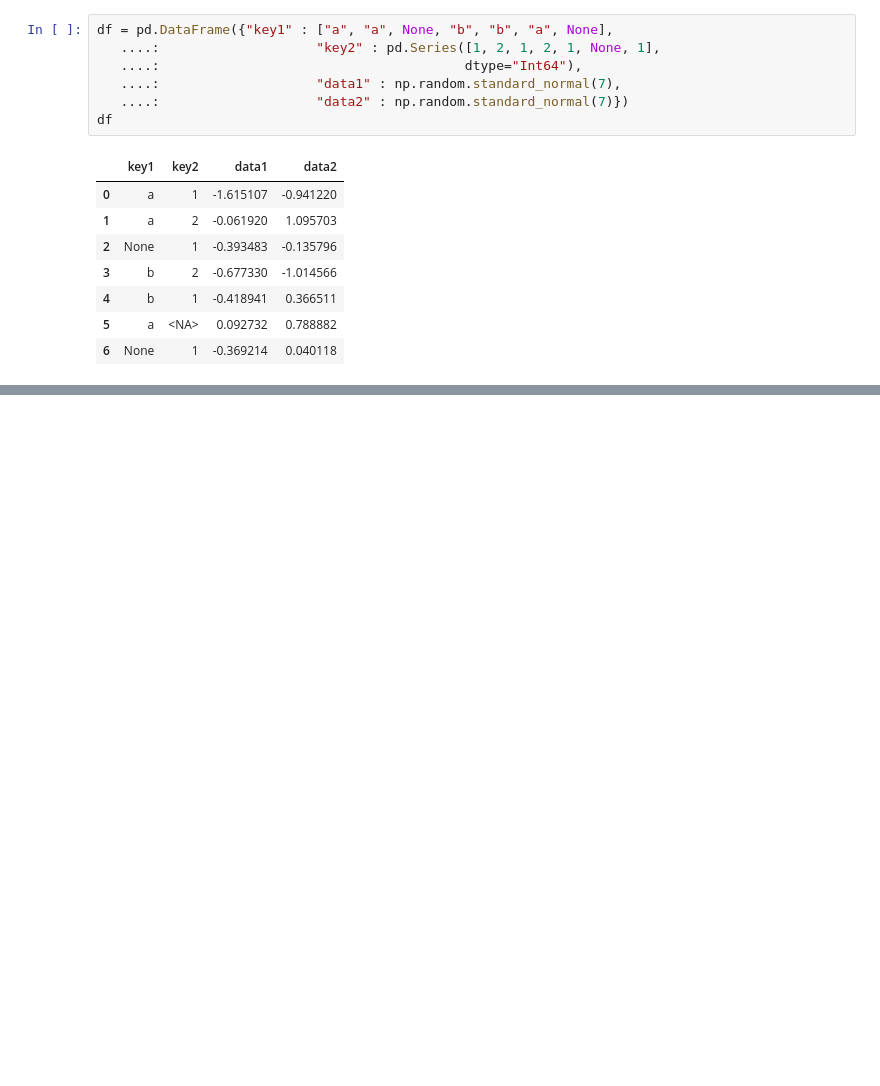
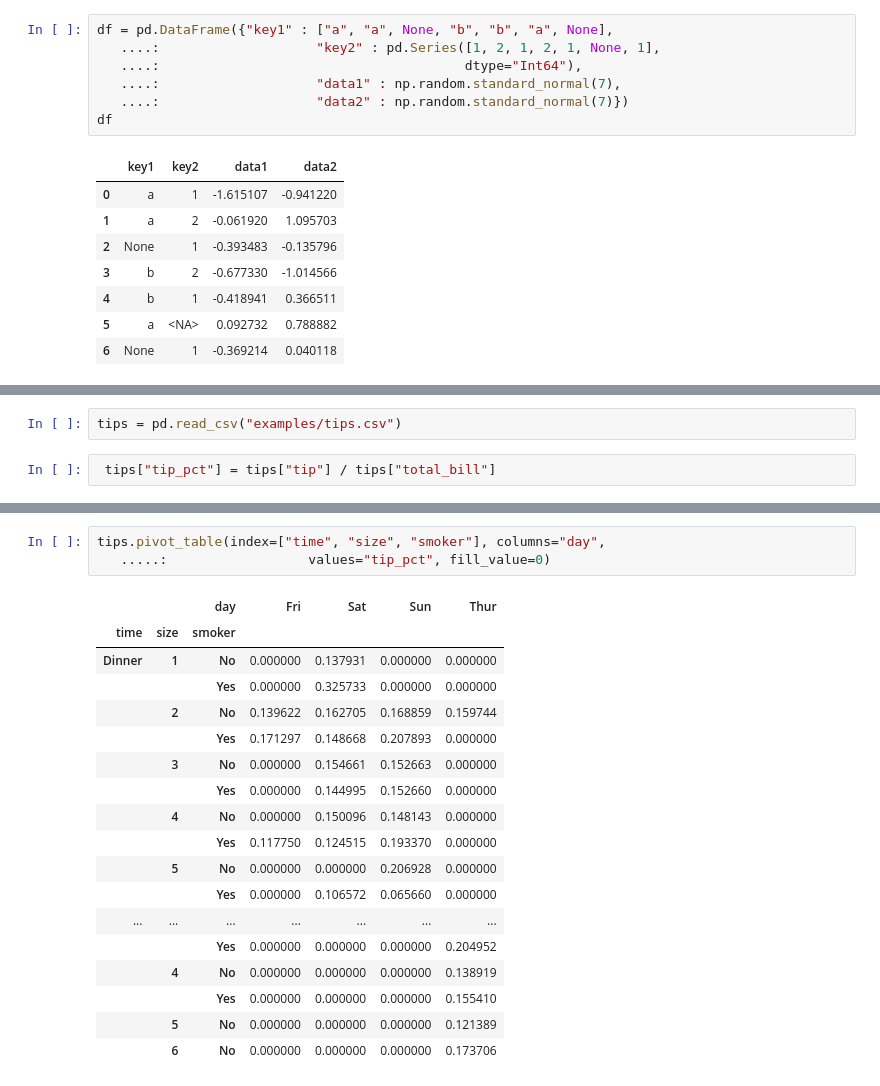
Before and after one commit to Ottermad/PythonForDataAnalysis, a Jupyter notebook: Chapter10.ipynb, the cells around one changed output, grey strips where cells are left out. Cells and saved outputs as stored; diff of their text form; blank space fills up the shorter version.

```diff
--- a/Chapter10.ipynb
+++ b/Chapter10.ipynb
@@ -19,0 +194,4 @@ df
+# %%
+tips = pd.read_csv("examples/tips.csv")
+# %%
+ tips["tip_pct"] = tips["tip"] / tips["total_bill"]
@@ -19,0 +577,22 @@ df
+# %%
+tips.pivot_table(index=["time", "size", "smoker"], columns="day",
+   .....:                  values="tip_pct", fill_value=0)
+# %% [output]
+|  |  | day | Fri | Sat | Sun | Thur |
+| time | size | smoker |  |  |  |  |
+| Dinner | 1 | No | 0.000000 | 0.137931 | 0.000000 | 0.000000 |
+|  |  | Yes | 0.000000 | 0.325733 | 0.000000 | 0.000000 |
+|  | 2 | No | 0.139622 | 0.162705 | 0.168859 | 0.159744 |
+|  |  | Yes | 0.171297 | 0.148668 | 0.207893 | 0.000000 |
+|  | 3 | No | 0.000000 | 0.154661 | 0.152663 | 0.000000 |
+|  |  | Yes | 0.000000 | 0.144995 | 0.152660 | 0.000000 |
+|  | 4 | No | 0.000000 | 0.150096 | 0.148143 | 0.000000 |
+|  |  | Yes | 0.117750 | 0.124515 | 0.193370 | 0.000000 |
+|  | 5 | No | 0.000000 | 0.000000 | 0.206928 | 0.000000 |
+|  |  | Yes | 0.000000 | 0.106572 | 0.065660 | 0.000000 |
+| ... | ... | ... | ... | ... | ... | ... |
+|  |  | Yes | 0.000000 | 0.000000 | 0.000000 | 0.204952 |
+|  | 4 | No | 0.000000 | 0.000000 | 0.000000 | 0.138919 |
+|  |  | Yes | 0.000000 | 0.000000 | 0.000000 | 0.155410 |
+|  | 5 | No | 0.000000 | 0.000000 | 0.000000 | 0.121389 |
+|  | 6 | No | 0.000000 | 0.000000 | 0.000000 | 0.173706 |
```
Also changed, not shown: parts of 72 cells of this notebook, 1 other file.
